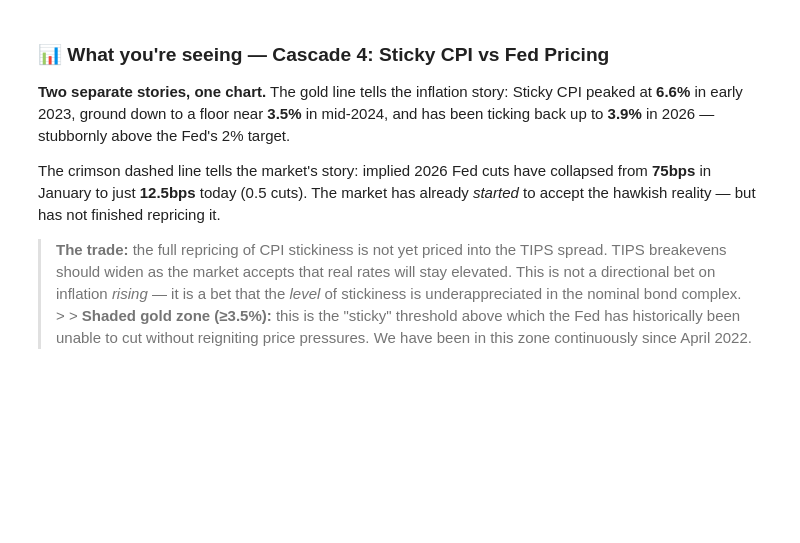
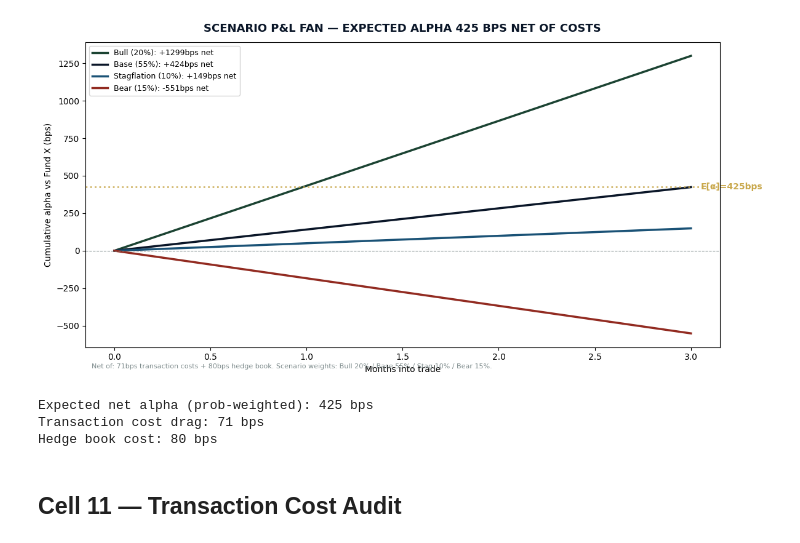
Before and after one commit to pahansenevirathne128-gif/citi-bank, a Jupyter notebook: citi_markets_2026.ipynb, the cells around one changed output. Cells and saved outputs as stored; diff of their text form; code cells hidden in the pictures; blank space fills up the shorter version.

```diff
--- a/citi_markets_2026.ipynb
+++ b/citi_markets_2026.ipynb
@@ -676,8 +610,62 @@ FRED unavailable (FRED_API_KEY not set) — hand-coded fallback
-# %% [markdown]
-### 📊 What you're seeing — Cascade 4: Sticky CPI vs Fed Pricing
-
-**Two separate stories, one chart.** The gold line tells the inflation story: Sticky CPI peaked at **6.6%** in early 2023, ground down to a floor near **3.5%** in mid-2024, and has been ticking back up to **3.9%** in 2026 — stubbornly above the Fed's 2% target.
-
-The crimson dashed line tells the market's story: implied 2026 Fed cuts have collapsed from **75bps** in January to just **12.5bps** today (0.5 cuts). The market has already *started* to accept the hawkish reality — but has not finished repricing it.
-
-> **The trade:** the full repricing of CPI stickiness is not yet priced into the TIPS spread. TIPS breakevens should widen as the market accepts that real rates will stay elevated. This is not a directional bet on inflation *rising* — it is a bet that the *level* of stickiness is underappreciated in the nominal bond complex. > > **Shaded gold zone (≥3.5%):** this is the "sticky" threshold above which the Fed has historically been unable to cut without reigniting price pressures. We have been in this zone continuously since April 2022.
+# %%
+%matplotlib inline
+import warnings; warnings.filterwarnings('ignore')
+import numpy as np, pandas as pd, time
+import matplotlib
+import matplotlib.pyplot as plt
+import matplotlib.cm as cm
+from pathlib import Path
+from sklearn.preprocessing import StandardScaler
+from sklearn.decomposition import PCA
+
+NAVY='#0A1628'; GOLD='#C9A84C'; FOREST='#1B4332'
+OCEAN='#1A5276'; CRIMSON='#922B21'; GREY='#7F8C8D'
+COLORS=[NAVY, GOLD, FOREST, OCEAN, CRIMSON, GREY]
+CHARTS=Path('charts'); DATA=Path('data')
+CHARTS.mkdir(exist_ok=True); DATA.mkdir(exist_ok=True)
+scenarios = {
+    'Bull (20%)':        {'alpha': 1450, 'prob': 0.20, 'color': FOREST},
+    'Base (55%)':        {'alpha':  575, 'prob': 0.55, 'color': NAVY},
+    'Stagflation (10%)': {'alpha':  300, 'prob': 0.10, 'color': OCEAN},
+    'Bear (15%)':        {'alpha': -400, 'prob': 0.15, 'color': CRIMSON},
+}
+COST_DRAG  = 71
+HEDGE_COST = 80
+
+months    = np.linspace(0, 3, 91)
+exp_alpha = sum(v['prob'] * v['alpha'] for v in scenarios.values()) - COST_DRAG - HEDGE_COST
+
+fig, ax = plt.subplots(figsize=(12, 6))
+for name, s in scenarios.items():
+    net  = s['alpha'] - COST_DRAG - HEDGE_COST
+    path = net * months / 3
+    ax.plot(months, path, color=s['color'], lw=2.5,
+            label=f"{name}: +{net}bps net" if net >= 0 else f"{name}: {net}bps net")
+
+ax.axhline(0, color=GREY, lw=0.8, ls='--')
+ax.axhline(exp_alpha, color=GOLD, lw=2, ls=':', alpha=0.8)
+ax.text(3.05, exp_alpha, f'E[α]={exp_alpha:.0f}bps', color=GOLD,
+        fontsize=10, fontweight='bold', va='center')
+
+ax.set_xlabel('Months into trade'); ax.set_ylabel('Cumulative alpha vs Fund X (bps)')
+ax.set_title(f'SCENARIO P&L FAN — EXPECTED ALPHA {exp_alpha:.0f} BPS NET OF COSTS',
+             fontsize=13, fontweight='bold', color=NAVY, pad=12)
+ax.legend(fontsize=9, loc='upper left')
+ax.set_facecolor('white'); fig.patch.set_facecolor('white')
+ax.text(0.01,-0.07,
+        f'Net of: {COST_DRAG}bps transaction costs + {HEDGE_COST}bps hedge book. Scenario weights: Bull 20% / Base 55% / Stag 10% / Bear 15%.',
+        transform=ax.transAxes, fontsize=8, color=GREY)
+plt.tight_layout()
+plt.savefig(CHARTS / 'scenario_pl.png', dpi=150, bbox_inches='tight')
+plt.show()
+
+print(f'Expected net alpha (prob-weighted): {exp_alpha:.0f} bps')
+print(f'Transaction cost drag: {COST_DRAG} bps')
+print(f'Hedge book cost: {HEDGE_COST} bps')
+# %% [output]
+[figure, added]
+Expected net alpha (prob-weighted): 425 bps
+Transaction cost drag: 71 bps
+Hedge book cost: 80 bps
+# %% [markdown]
+## Cell 11 — Transaction Cost Audit
```
Also changed, not shown: parts of 48 cells of this notebook, 14 other files.
